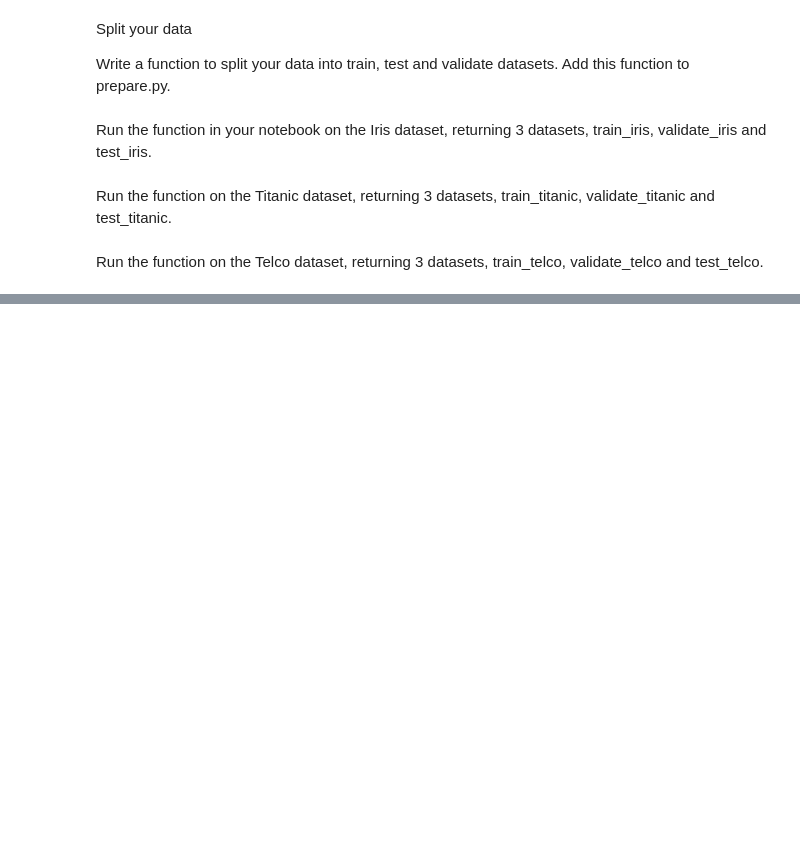
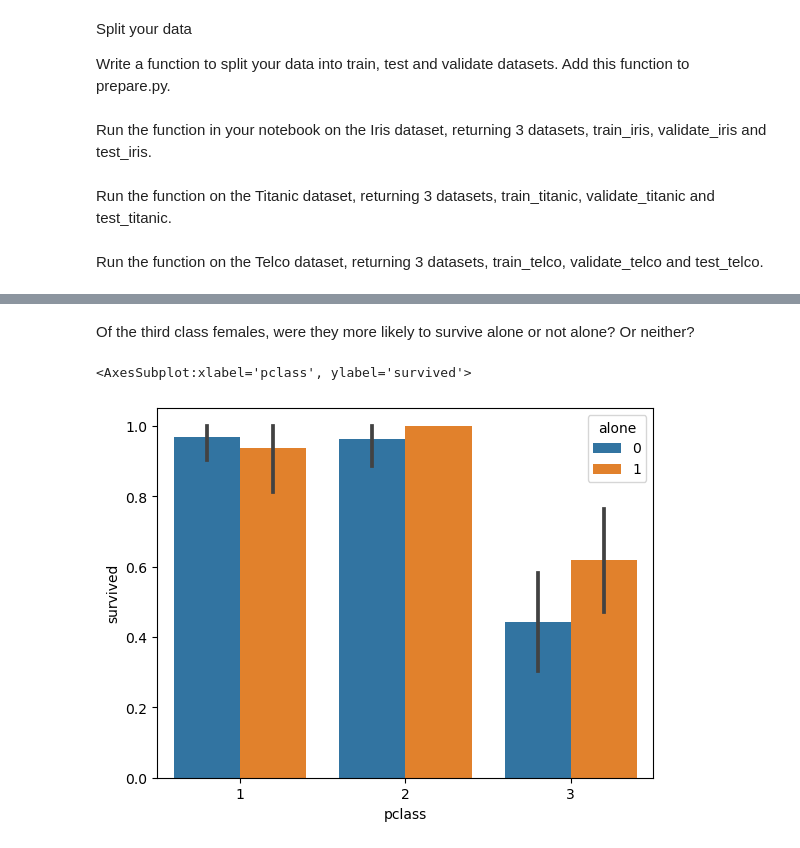
Before and after one commit to shawn-brown12/classification-exercises, a Jupyter notebook: classification_exercises.ipynb, the cells around one changed output, grey strips where cells are left out. Saved outputs shown, nothing was run; the diff lists cells and outputs as text; code cells hidden in the pictures; blank space fills up the shorter version.

```diff
--- a/classification_exercises.ipynb
+++ b/classification_exercises.ipynb
@@ -797,0 +735,8 @@ Document any and all findings and takeaways in your notebook using markdown.
+# %% [markdown]
+Of the third class females, were they more likely to survive alone or not alone? Or neither?
+# %%
+sns.barplot(data=train[train['sex'] == 'female'],
+            x='pclass', y='survived', hue='alone')
+# %% [output]
+<AxesSubplot:xlabel='pclass', ylabel='survived'>
+[figure, added]
```
Also changed, not shown: parts of 150 cells of this notebook, 2 other files.
